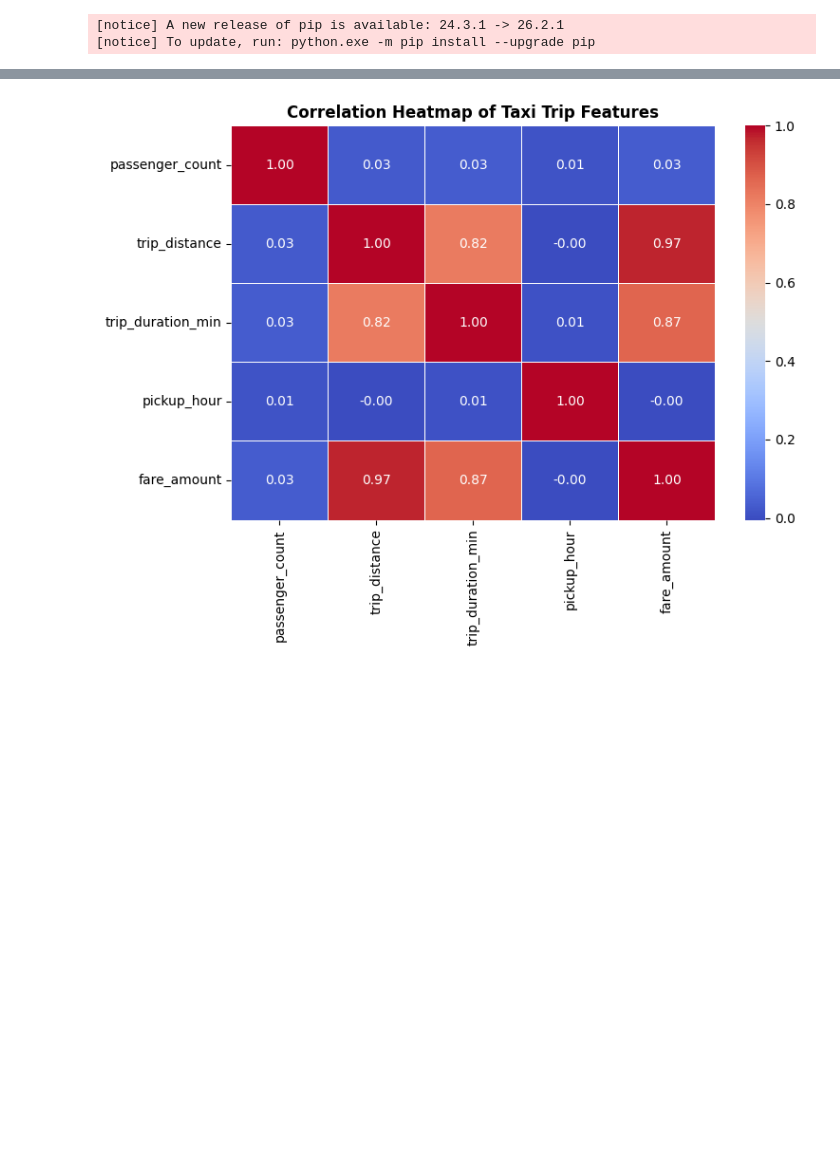
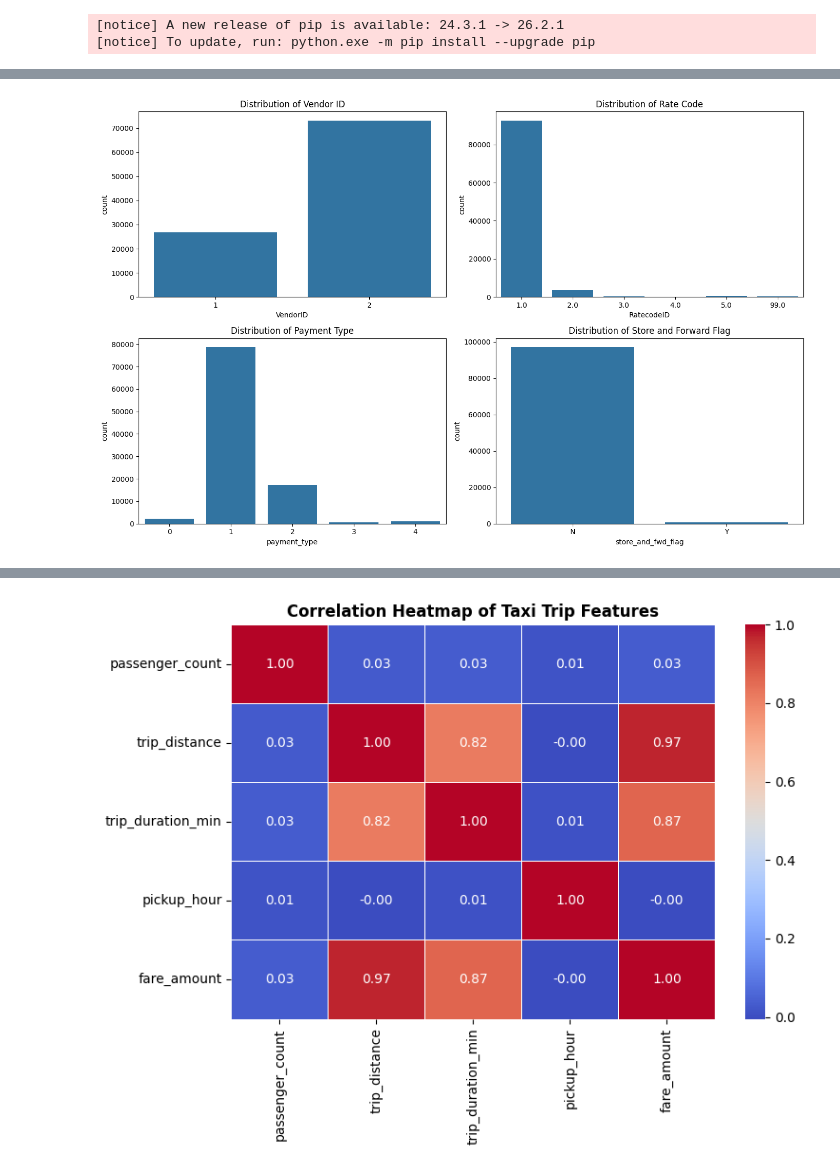
Before and after one commit to SAMYUKTHARAVICHANDRAN/AI-Based-Ride-Hailing-Demand-Prediction-and-Service-Optimization, a Jupyter notebook: notebooks/Review1.ipynb, the cells around one changed output, grey strips where cells are left out. Saved outputs shown, nothing was run; the diff lists cells and outputs as text; code cells hidden in the pictures; blank space fills up the shorter version.

```diff
--- a/notebooks/Review1.ipynb
+++ b/notebooks/Review1.ipynb
@@ -71,0 +166,27 @@ dtype: int64
+# %%
+# ==========================================
+# EDA: CATEGORICAL FEATURE DISTRIBUTIONS
+# ==========================================
+
+fig, axes = plt.subplots(2, 2, figsize=(14, 9))
+
+# 1. Vendor ID
+sns.countplot(data=raw_df, x='VendorID', ax=axes[0, 0])
+axes[0, 0].set_title('Distribution of Vendor ID')
+
+# 2. Rate Code ID
+sns.countplot(data=raw_df, x='RatecodeID', ax=axes[0, 1])
+axes[0, 1].set_title('Distribution of Rate Code')
+
+# 3. Payment Type
+sns.countplot(data=raw_df, x='payment_type', ax=axes[1, 0])
+axes[1, 0].set_title('Distribution of Payment Type')
+
+# 4. Store and Forward Flag
+sns.countplot(data=raw_df, x='store_and_fwd_flag', ax=axes[1, 1])
+axes[1, 1].set_title('Distribution of Store and Forward Flag')
+
+plt.tight_layout()
+plt.show()
+# %% [output]
+[figure, added]
```
Also changed, not shown: parts of 61 cells of this notebook, 1 other file.
